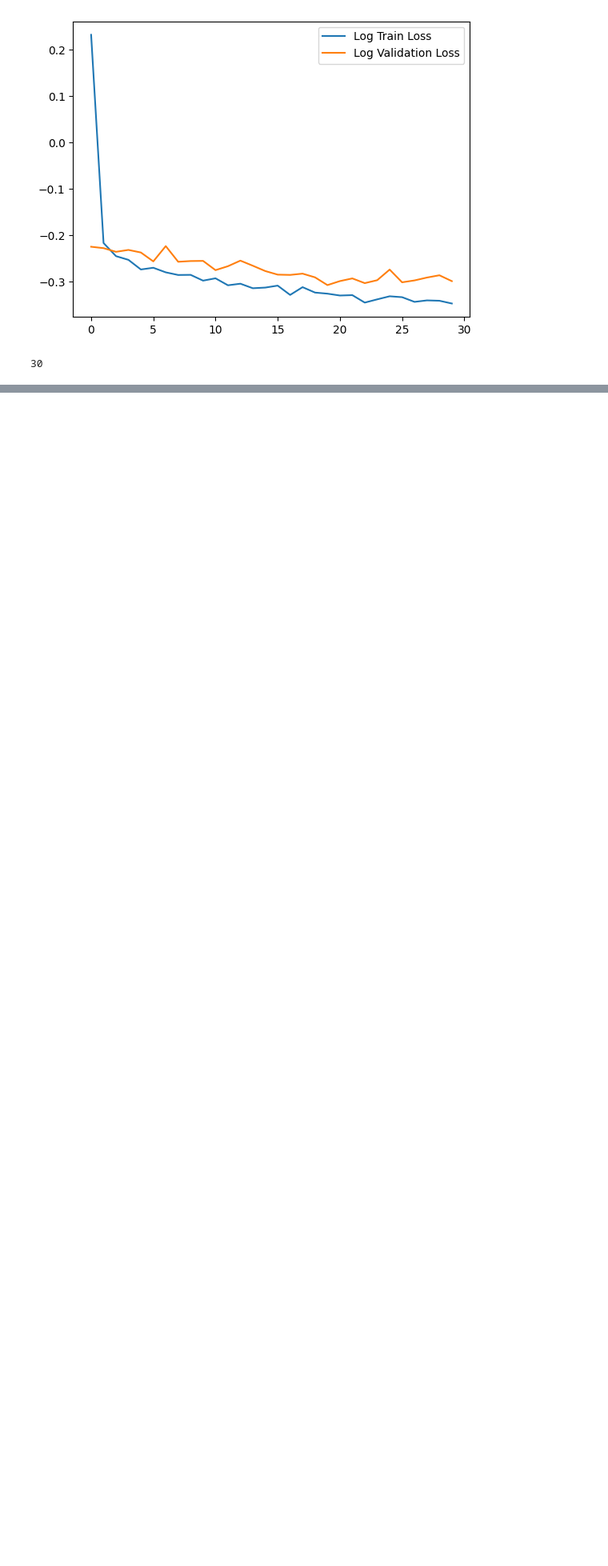
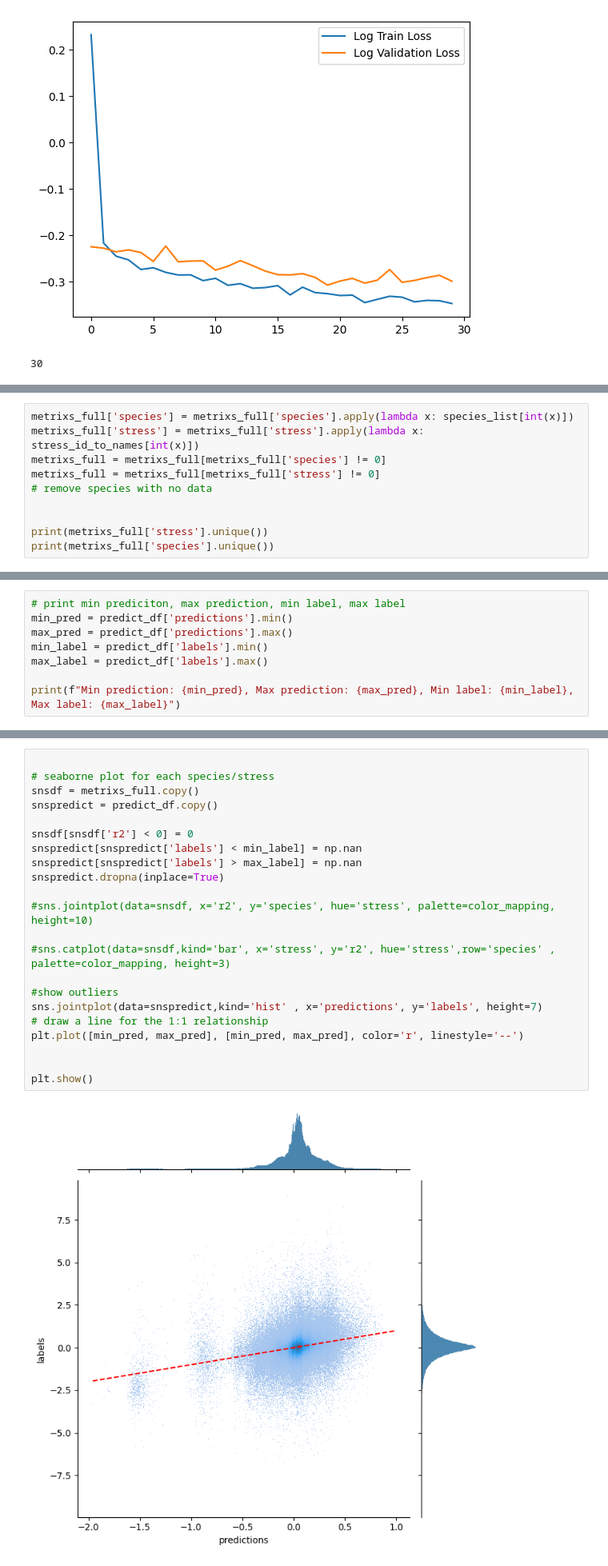
Before and after one commit to memetc/ML4RG_Group1, a Jupyter notebook: notebooks/model_development.ipynb, the cells around one changed output, grey strips where cells are left out. Shown at 80% size. Saved outputs shown, nothing was run; the diff lists cells and outputs as text; blank space fills up the shorter version.

```diff
--- a/notebooks/model_development.ipynb
+++ b/notebooks/model_development.ipynb
@@ -335,0 +390,10 @@ metrics.plot(kind='bar', x='species', y='mae_test', title='MAE_test by species')
+# %%
+metrixs_full['species'] = metrixs_full['species'].apply(lambda x: species_list[int(x)])
+metrixs_full['stress'] = metrixs_full['stress'].apply(lambda x: stress_id_to_names[int(x)])
+metrixs_full = metrixs_full[metrixs_full['species'] != 0]
+metrixs_full = metrixs_full[metrixs_full['stress'] != 0]
+# remove species with no data
+
+
+print(metrixs_full['stress'].unique())
+print(metrixs_full['species'].unique())
@@ -335,0 +406,8 @@ metrics.plot(kind='bar', x='species', y='mae_test', title='MAE_test by species')
+# %%
+# print min prediciton, max prediction, min label, max label
+min_pred = predict_df['predictions'].min()
+max_pred = predict_df['predictions'].max()
+min_label = predict_df['labels'].min()
+max_label = predict_df['labels'].max()
+
+print(f"Min prediction: {min_pred}, Max prediction: {max_pred}, Min label: {min_label}, Max label: {max_label}")
@@ -335,0 +416,24 @@ metrics.plot(kind='bar', x='species', y='mae_test', title='MAE_test by species')
+# %%
+
+# seaborne plot for each species/stress
+snsdf = metrixs_full.copy()
+snspredict = predict_df.copy()
+
+snsdf[snsdf['r2'] < 0] = 0
+snspredict[snspredict['labels'] < min_label] = np.nan
+snspredict[snspredict['labels'] > max_label] = np.nan
+snspredict.dropna(inplace=True)
+
+#sns.jointplot(data=snsdf, x='r2', y='species', hue='stress', palette=color_mapping, height=10)
+
+#sns.catplot(data=snsdf,kind='bar', x='stress', y='r2', hue='stress',row='species' , palette=color_mapping, height=3)
+
+#show outliers
+sns.jointplot(data=snspredict,kind='hist' , x='predictions', y='labels', height=7)
+# draw a line for the 1:1 relationship
+plt.plot([min_pred, max_pred], [min_pred, max_pred], color='r', linestyle='--')
+
+
+plt.show()
+# %% [output]
+[figure, added]
```
Also changed, not shown: parts of 18 cells of this notebook, 4 other files.
